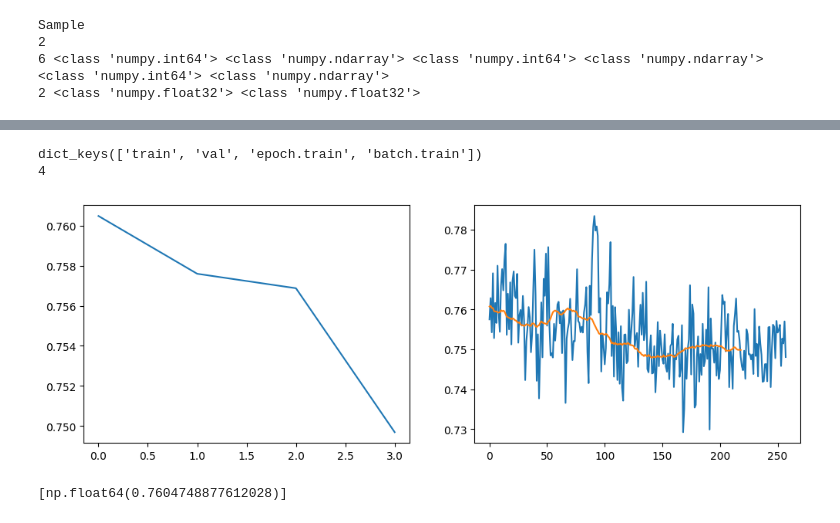
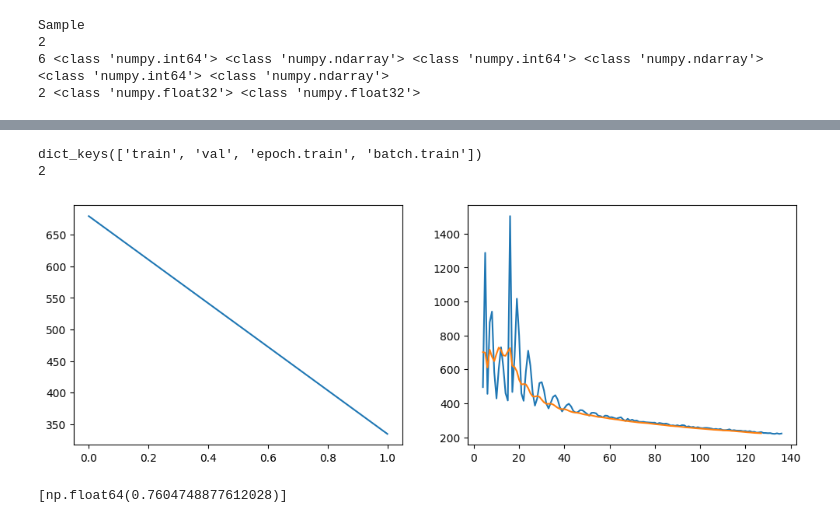
Before and after one commit to Minecraftian14/rs-fatigue-aware-dual-system-recommender-system, a Jupyter notebook: sandbox/kuairec_embedding_training.ipynb, the cells around one changed output, grey strips where cells are left out. Drawn from its saved outputs; the diff is of its cells as text; code cells hidden in the pictures.

```diff
--- a/sandbox/embedding_kuairec.ipynb
+++ b/sandbox/kuairec_embedding_training.ipynb
@@ -38,6 +38,6 @@ data_model.ratings.head()
 # %%
 try:
     ds_train = data_model.get_bpr_dataset()
-    ds_test = data_model.get_bpr_dataset(data_model.subsample_specimen('small', 100000))
+    smaller_matrix = miscellaneous.keyed_cache("kuairec_smaller_matrix", lambda: data_model.subsample_specimen('small', 10000))
 except:
     traceback.print_exc()
@@ -178,9 +176,9 @@ def loss_fn_al_v2(preds, truth, lambda_reg=1.0, lambda_rank=1.0):
 
 def loss_fn_mse_only(preds, truth):
     s_pos, s_neg = truth
-    r_pos, r_neg = preds
-    r_pos = torch.log1p(r_pos)
-    r_neg = torch.log1p(r_neg)
+    r_pos, r_neg, _ = preds
+    # r_pos = torch.log1p(r_pos)
+    # r_neg = torch.log1p(r_neg)
     reg_loss = F.mse_loss(s_pos, r_pos) + F.mse_loss(s_neg, r_neg)
     return reg_loss
 
@@ -198,11 +196,14 @@ def loss_fn_ranking_only(preds, truth):
 
 
 def loss_fn_cls(preds, truth):
-    # CAUSES NaNs everywhere
-    r_pos, r_neg = preds
+    # Why does it CAUSES NaNs everywhere
+    r_pos, r_neg, _ = preds
+    r_pos = torch.log1p(r_pos - 0.75)
+    r_neg = torch.log1p(r_neg - 0.75)
     s_pos, s_neg = torch.ones_like(r_pos), torch.zeros_like(r_neg)
-    r_pos, r_neg = torch.sigmoid(r_pos - 0.75), torch.sigmoid(r_neg - 0.75)
-    cls_loss = F.binary_cross_entropy(s_pos, r_pos) + F.binary_cross_entropy(s_neg, r_neg)
+    r_pos, r_neg = torch.sigmoid((r_pos)), torch.sigmoid((r_neg))
+    print(r_pos, r_neg, s_pos, s_neg)
+    cls_loss = F.binary_cross_entropy(r_pos, s_pos) + F.binary_cross_entropy(r_neg, s_neg)
     return cls_loss
 
 
@@ -213,7 +214,6 @@ def l2_reg(*tensors):
 def loss_fn_cls_mse(preds, truth):
     r_pos, r_neg, _ = preds
     s_pos, s_neg = torch.ones_like(r_pos), torch.zeros_like(r_neg)
-    # TODO Will it be plus instead of minus 0.75?
     r_pos, r_neg = torch.sigmoid(2 * (r_pos - 0.75)), torch.sigmoid(2 * (r_neg - 0.75))
     cls_loss = F.mse_loss(s_pos, r_pos) + F.mse_loss(s_neg, r_neg)
     return cls_loss
@@ -230,11 +230,12 @@ try:
         model=model,
         train_dataloader=DataLoader(ds_train, batch_size=8192),
         # val_dataloader=DataLoader(ds_test, batch_size=1024),
-        criterion=loss_fn_cls_mse,
+        # criterion=loss_fn_cls_mse,
+        criterion=loss_fn_mse_only,
         optimizer=lambda x: torch.optim.Adam(x, lr=0.0001),
         regularization=id_embed_regularizer,
         epochs=1,
-        # dataset_fraction=2,
+        # dataset_fraction=10,
         record_per_epoch_training_loss=True,
         record_per_batch_training_loss=True,
         loss=loss,
@@ -243,7 +244,7 @@ try:
 except:
     traceback.print_exc()
 # %%
-try:
-    trainer.load_checkpoint()
-except:
-    traceback.print_exc()
+# try:
+#     trainer.load_checkpoint('checkpoint_RegressionBasedBPEModel_001_20260402_171557_0.7496953347667319.pt', save_backup=False)
+# except:
+#     traceback.print_exc()
@@ -289,21 +274,21 @@ Epoch:  1/ 1    Train Loss: 0.75    TTS: 1241.11    ETA: 0.00
 # %%
 try:
-    def running_average(arr, window=40):
+    def running_average(arr, window=10):
         return np.convolve(arr, np.ones(window), 'valid') / window
 
 
     print(trainer.loss.keys())
     print(len(trainer.loss['epoch.train']))
     _, axs = plt.subplots(1, 2, figsize=(12, 4))
     axs[0].plot(trainer.loss['train'])
     axs[1].plot(trainer.loss['batch.train'])
     axs[1].plot(running_average(trainer.loss['batch.train']))
 except:
     traceback.print_exc()
 # %% [output]
 dict_keys(['train', 'val', 'epoch.train', 'batch.train'])
-4
+2
-[figure, old version]
+[figure, new version]
 # %%
 trainer.loss['train']
 # %% [output]
```
Also changed, not shown: parts of 4 cells of this notebook.
